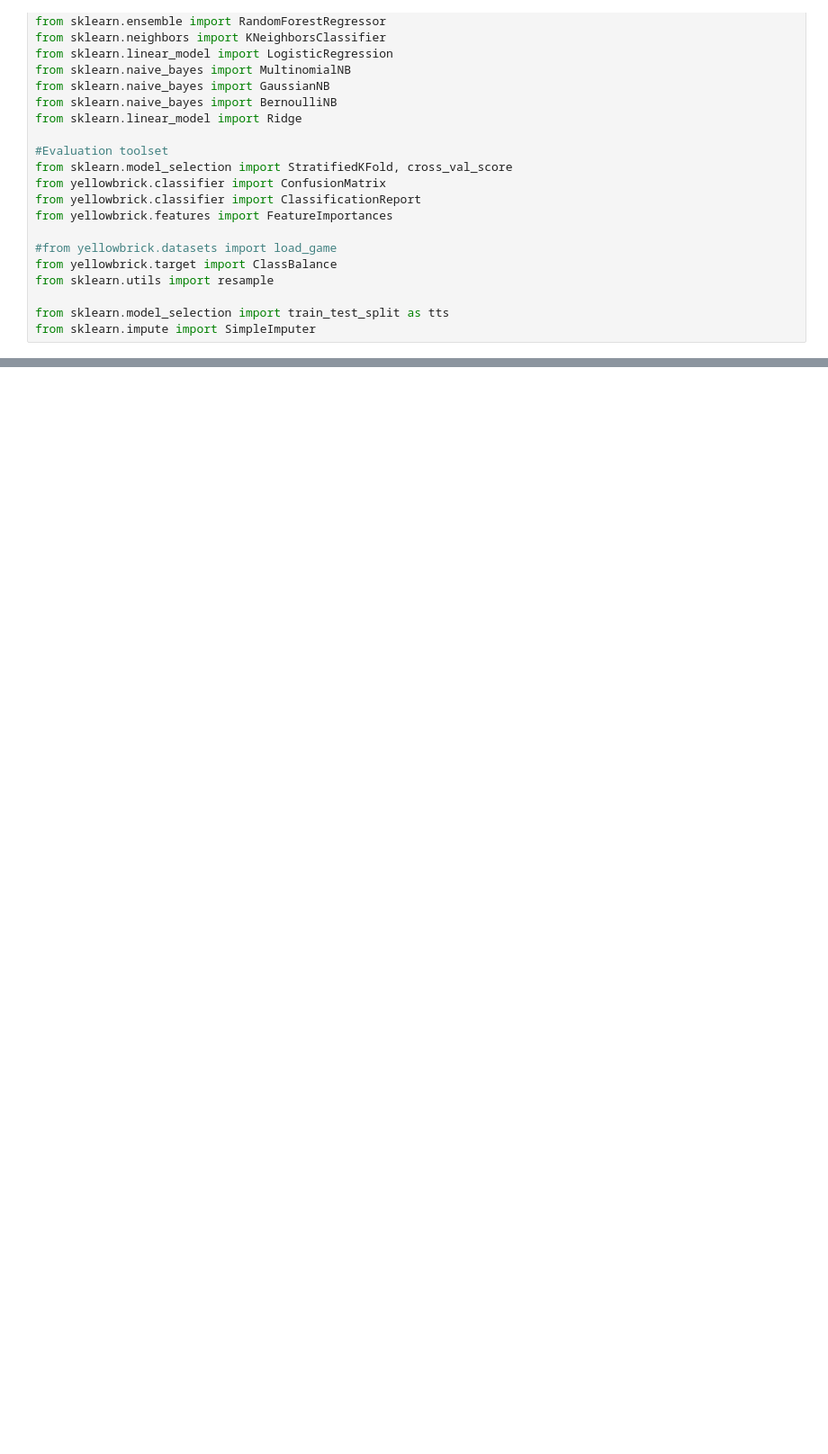
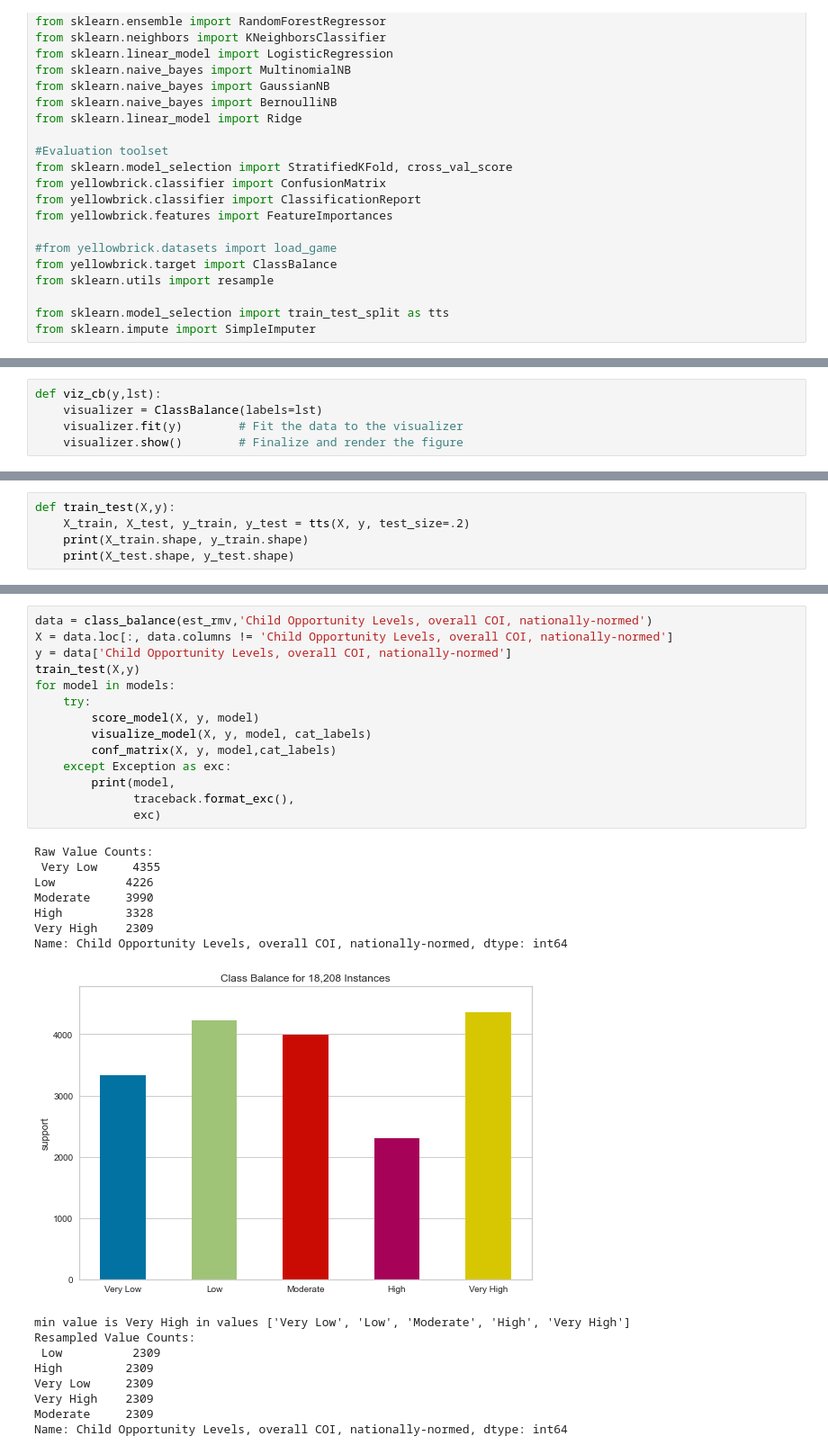
Before and after one commit to georgetown-analytics/Bleeding-Hearts, a Jupyter notebook: models/feature_importance.ipynb, the cells around one changed output, grey strips where cells are left out. Shown at 90% size. Drawn from its saved outputs; the diff is of its cells as text; blank space fills up the shorter version.

```diff
--- a/models/feature_importance.ipynb
+++ b/models/feature_importance.ipynb
@@ -144,0 +237,5 @@ viz.show()
+# %%
+def viz_cb(y,lst):
+    visualizer = ClassBalance(labels=lst)
+    visualizer.fit(y)        # Fit the data to the visualizer
+    visualizer.show()        # Finalize and render the figure
@@ -144,0 +271,5 @@ viz.show()
+# %%
+def train_test(X,y):
+    X_train, X_test, y_train, y_test = tts(X, y, test_size=.2)
+    print(X_train.shape, y_train.shape)
+    print(X_test.shape, y_test.shape)
@@ -144,0 +425,31 @@ viz.show()
+# %%
+data = class_balance(est_rmv,'Child Opportunity Levels, overall COI, nationally-normed')
+X = data.loc[:, data.columns != 'Child Opportunity Levels, overall COI, nationally-normed']
+y = data['Child Opportunity Levels, overall COI, nationally-normed']
+train_test(X,y)
+for model in models:
+    try:
+        score_model(X, y, model)
+        visualize_model(X, y, model, cat_labels)
+        conf_matrix(X, y, model,cat_labels)
+    except Exception as exc:
+        print(model,
+              traceback.format_exc(),
+              exc)
+# %% [output]
+Raw Value Counts:
+ Very Low     4355
+Low          4226
+Moderate     3990
+High         3328
+Very High    2309
+Name: Child Opportunity Levels, overall COI, nationally-normed, dtype: int64
+[figure, added]
+min value is Very High in values ['Very Low', 'Low', 'Moderate', 'High', 'Very High']
+Resampled Value Counts:
+ Low          2309
+High         2309
+Very Low     2309
+Very High    2309
+Moderate     2309
+Name: Child Opportunity Levels, overall COI, nationally-normed, dtype: int64
```
Also changed, not shown: parts of 20 cells of this notebook.
